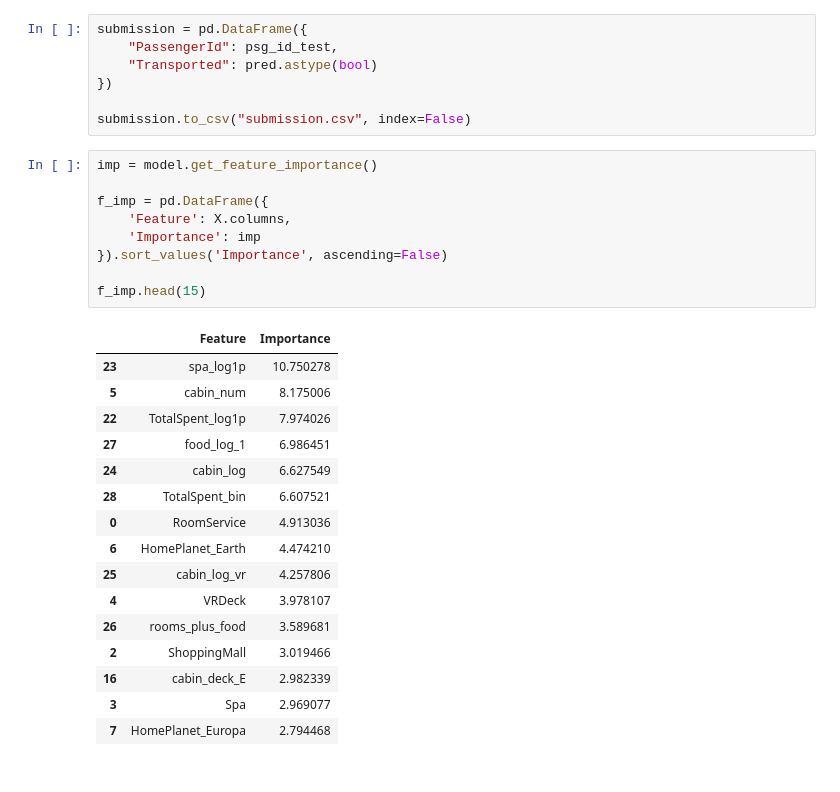
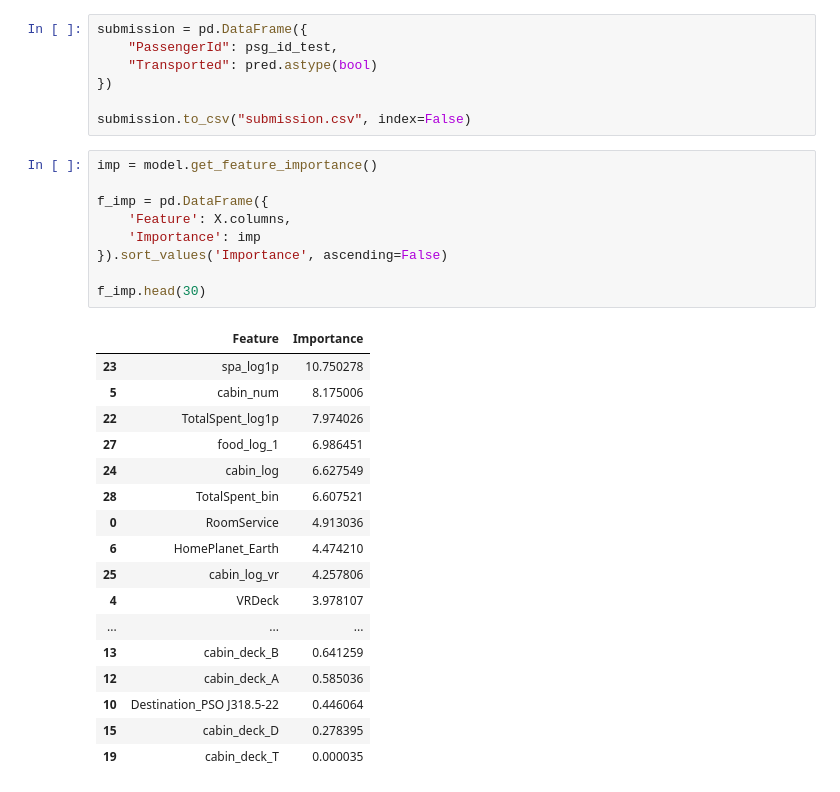
Before and after one commit to plamensve/ML_FINAL_PROJECT, a Jupyter notebook: notebooks/other_models.ipynb, the cells around one changed output. Cells and saved outputs as stored; diff of their text form.

```diff
--- a/notebooks/other_models.ipynb
+++ b/notebooks/other_models.ipynb
@@ -247,26 +238,27 @@ submission.to_csv("submission.csv", index=False)
 # %%
 imp = model.get_feature_importance()
 
 f_imp = pd.DataFrame({
     'Feature': X.columns,
     'Importance': imp
 }).sort_values('Importance', ascending=False)
 
-f_imp.head(15)
+f_imp.head(30)
 # %% [output]
 |  | Feature | Importance |
 | 23 | spa_log1p | 10.750278 |
 | 5 | cabin_num | 8.175006 |
 | 22 | TotalSpent_log1p | 7.974026 |
 | 27 | food_log_1 | 6.986451 |
 | 24 | cabin_log | 6.627549 |
 | 28 | TotalSpent_bin | 6.607521 |
 | 0 | RoomService | 4.913036 |
 | 6 | HomePlanet_Earth | 4.474210 |
 | 25 | cabin_log_vr | 4.257806 |
 | 4 | VRDeck | 3.978107 |
-| 26 | rooms_plus_food | 3.589681 |
-| 2 | ShoppingMall | 3.019466 |
-| 16 | cabin_deck_E | 2.982339 |
-| 3 | Spa | 2.969077 |
-| 7 | HomePlanet_Europa | 2.794468 |
+| ... | ... | ... |
+| 13 | cabin_deck_B | 0.641259 |
+| 12 | cabin_deck_A | 0.585036 |
+| 10 | Destination_PSO J318.5-22 | 0.446064 |
+| 15 | cabin_deck_D | 0.278395 |
+| 19 | cabin_deck_T | 0.000035 |
```
Also changed, not shown: parts of 4 cells of this notebook, 3 other files.
